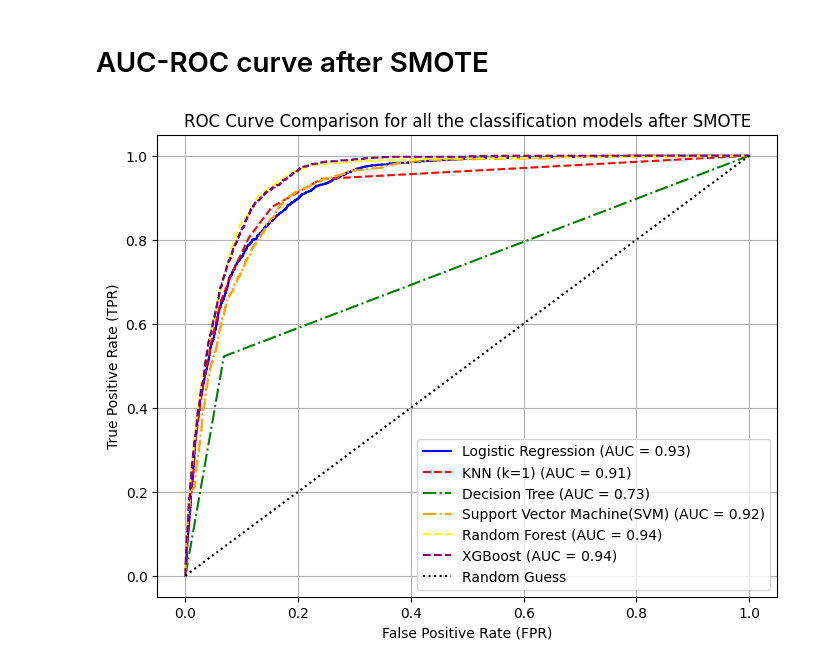
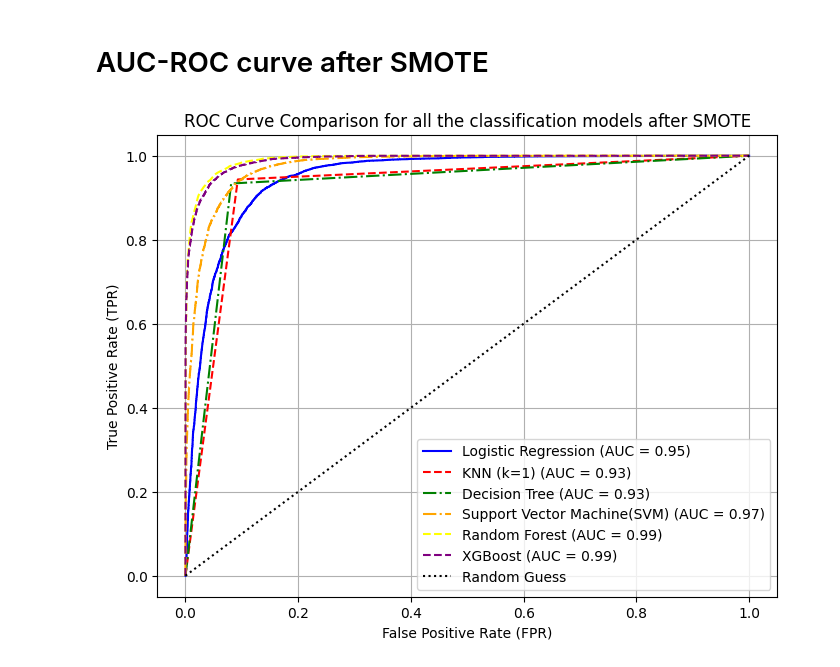
Before and after one commit to Elvis-Jekir/bank_marketing, a Jupyter notebook: bank_marketing.ipynb, the cells around one changed output. Saved outputs shown, nothing was run; the diff lists cells and outputs as text; code cells hidden in the pictures.

```diff
--- a/bank_marketing.ipynb
+++ b/bank_marketing.ipynb
@@ -622,3 +604,10 @@ X_train_resampled, y_train_resampled = smote.fit_resample(X_train, y_train)  # s
+# %%
+# split train and test data
+X_train, X_test, y_train, y_test = train_test_split(X_resampled, y_resampled, test_size=0.33, random_state=42)
+# %%
+scaler = StandardScaler()
+X_train = scaler.fit_transform(X_train)
+X_test = scaler.transform(X_test)
 # %% [markdown]
 ## 1. Logistic Regression
 # %%
@@ -746,9 +730,9 @@ plt.show()
 # %%
-knn_12 = KNeighborsClassifier(n_neighbors=12)
+knn_1 = KNeighborsClassifier(n_neighbors=1)
 
-score_k_12 = cross_val_score(knn_1, X_train, y_train, cv=5)
+score_k_1 = cross_val_score(knn_1, X_train, y_train, cv=5)
 
-avg_score_k_12 = mean(score_k_12)
+avg_score_k_1 = mean(score_k_1)
 
-print(f"Average score for 1 neighbors: {avg_score_k_12}")
+print(f"Average score for 1 neighbors: {avg_score_k_1}")
 # %% [output]
@@ -756,4 +740,4 @@ Average score for 1 neighbors: 0.9072658090233738
 # %%
-knn_12.fit(X_train, y_train)
-Y_knn_pred = knn_12.predict(X_test)
+knn_1.fit(X_train, y_train)
+Y_knn_pred = knn_1.predict(X_test)
 # %%
@@ -853,7 +837,7 @@ print(confusion_matrix(y_test, Y_xgb_pred))
 # AUC-ROC curve after SMOTE
 # %%
 Y_lr_probs = lr.predict_proba(X_test)[:, 1]
-Y_knn_12_probs = knn_12.predict_proba(X_test)[:, 1]
+Y_knn_1_probs = knn_1.predict_proba(X_test)[:, 1]
 Y_dt_probs = dt_clr.predict_proba(X_test)[:, 1]
 Y_svm_probs = svc.predict_proba(X_test)[:, 1]
 Y_rf_probs = rf.predict_proba(X_test)[:, 1]
@@ -863,7 +847,7 @@ Y_xgb_pred_probs = xgb_clf.predict_proba(X_test)[:, 1]
 fpr_lr, tpr_lr, _ = roc_curve(y_test, Y_lr_probs)
 auc_lr = auc(fpr_lr, tpr_lr)
 
-fpr_knn, tpr_knn, _ = roc_curve(y_test, Y_knn_12_probs)
+fpr_knn, tpr_knn, _ = roc_curve(y_test, Y_knn_1_probs)
 auc_knn = auc(fpr_knn, tpr_knn)
 
 fpr_dt, tpr_dt, _ = roc_curve(y_test, Y_dt_probs)
@@ -871,31 +855,31 @@ auc_dt = auc(fpr_dt, tpr_dt)
 
 fpr_svm, tpr_svm, _ = roc_curve(y_test, Y_svm_probs)
 auc_svm = auc(fpr_svm, tpr_svm)
 
 fpr_rf, tpr_rf, _ = roc_curve(y_test, Y_rf_probs)
 auc_rf = auc(fpr_rf, tpr_rf)
 
 fpr_xgb, tpr_xgb, _ = roc_curve(y_test, Y_xgb_pred_probs)
 auc_xgb = auc(fpr_xgb, tpr_xgb)
 
 # Plot both ROC curves
 plt.figure(figsize=(8, 6))
 plt.plot(fpr_lr, tpr_lr, color='blue', label=f'Logistic Regression (AUC = {auc_lr:.2f})')
 plt.plot(fpr_knn, tpr_knn, color='red', linestyle='dashed', label=f'KNN (k=1) (AUC = {auc_knn:.2f})')
 plt.plot(fpr_dt, tpr_dt, color='green', linestyle='dashdot', label=f'Decision Tree (AUC = {auc_dt:.2f})')
 plt.plot(fpr_svm, tpr_svm, color='orange', linestyle='dashdot', label=f'Support Vector Machine(SVM) (AUC = {auc_svm:.2f})')
 plt.plot(fpr_rf, tpr_rf, color='yellow', linestyle='dashed', label=f'Random Forest (AUC = {auc_rf:.2f})')
 plt.plot(fpr_xgb, tpr_xgb, color='purple', linestyle='dashed', label=f'XGBoost (AUC = {auc_xgb:.2f})')
 
 # Random guess line
 plt.plot([0, 1], [0, 1], color='black', linestyle='dotted', label='Random Guess')
 
 # Labels and Title
 plt.xlabel("False Positive Rate (FPR)")
 plt.ylabel("True Positive Rate (TPR)")
 plt.title("ROC Curve Comparison for all the classification models after SMOTE")
 plt.legend()
 plt.grid(True)
 plt.show()
 # %% [output]
-[figure, old version]
+[figure, new version]
```
Also changed, not shown: parts of 43 cells of this notebook, 2 other files.
